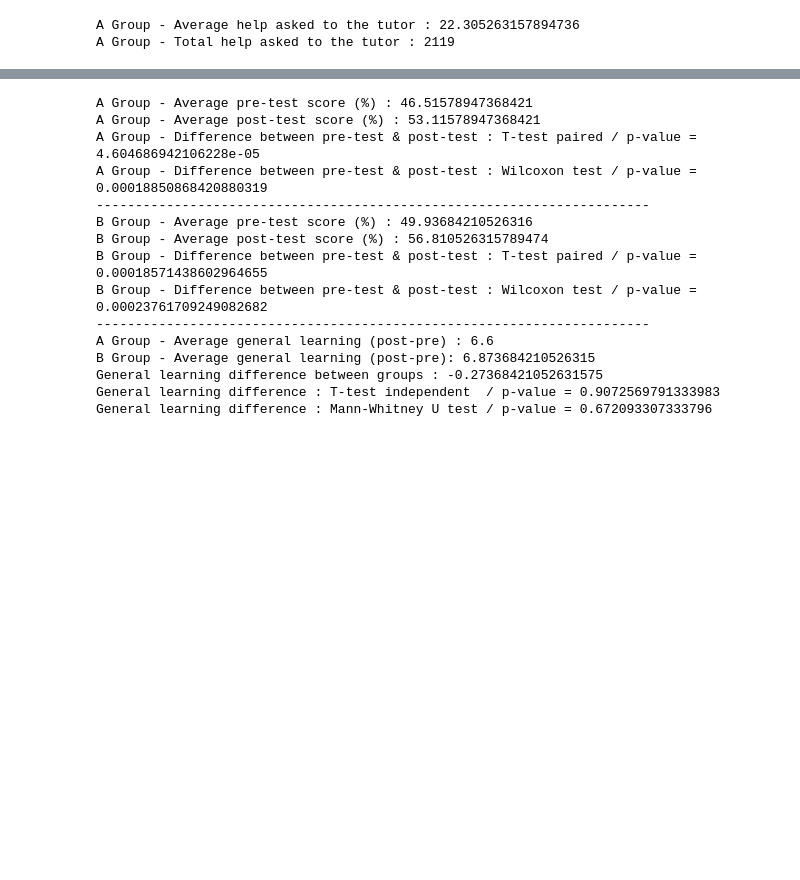
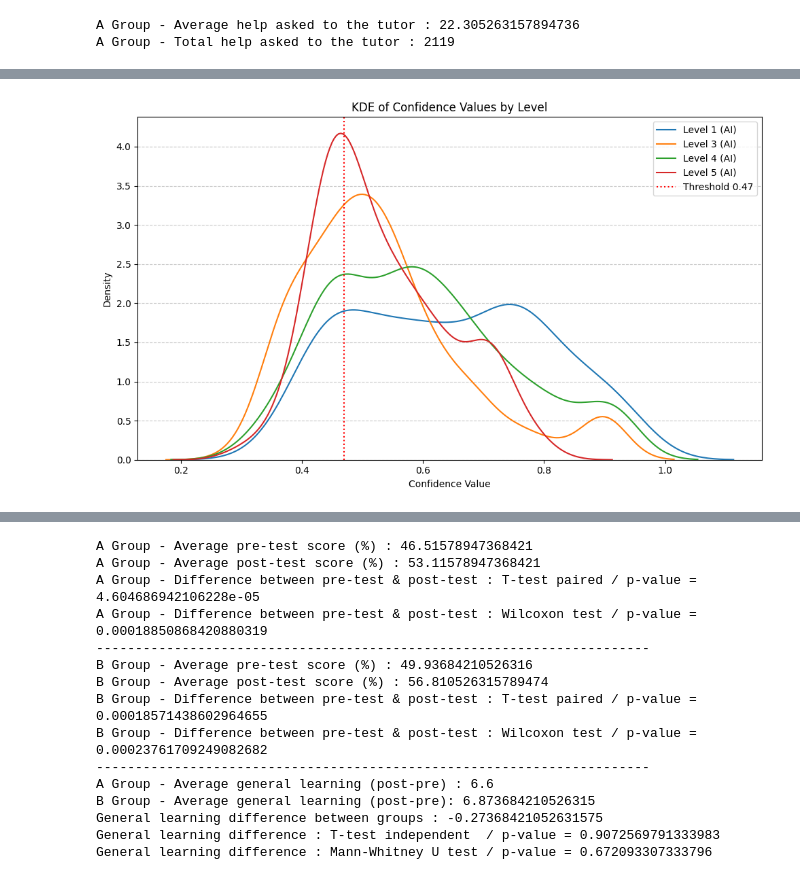
Before and after one commit to Matthieu-BRANTHOME/Pyrates_IA_V3, a Jupyter notebook: pyrates_IA_V3_analysis.ipynb, the cells around one changed output, grey strips where cells are left out. Drawn from its saved outputs; the diff is of its cells as text; code cells hidden in the pictures; blank space fills up the shorter version.

```diff
--- a/pyrates_IA_V3_analysis.ipynb
+++ b/pyrates_IA_V3_analysis.ipynb
@@ -1008,0 +1036,84 @@ A group - Total received help :2120
+# %%
+# Set up the plot
+plt.figure(figsize=(10, 6))
+
+# Plot KDE for each level
+for level in LEVELS_WITH_ML_MODEL:
+    level_data = help_received_data_model[help_received_data_model[LEVEL_DATA_KEY] == level]
+    sns.kdeplot(
+        level_data[HELP_PREDICTION_CONFIDENCE_DATA_KEY].dropna(),
+        label=LEVEL_LABELS[level],
+        fill=False
+    )
+
+# Add a vertical dotted red line at threshold value 0.47
+plt.axvline(x=0.47, color='red', linestyle=':', label='Threshold 0.47')
+
+# Formatting the plot
+plt.title("KDE of Confidence Values by Level")
+plt.xlabel("Confidence Value")
+plt.ylabel("Density")
+plt.legend()
+plt.grid(axis='y', linestyle='--', alpha=0.7)
+plt.tight_layout()
+
+# Show the plot
+plt.show()
+
+print("-----------------------------------------------------------------------")
+
+# Filter on "Cannot help" (_object_id = ASK_TEACHER_HELP)
+help_received_data_model_ask_teacher = help_received_data_model[help_received_data_model[OBJECT_ID_DATA_KEY]==ASK_TEACHER_HELP]
+total_help_received_data_model_ask_teacher = help_received_data_model_ask_teacher.shape[0]
+
+# Filter on low confidence (_help_prediction_confidence <= 0,47)
+help_received_data_model_ask_teacher_low_confidence =  help_received_data_model_ask_teacher[help_received_data_model_ask_teacher[HELP_PREDICTION_CONFIDENCE_DATA_KEY]<=0.47]
+total_help_received_data_model_ask_teacher_low_confidence = help_received_data_model_ask_teacher_low_confidence.shape[0]
+
+# Filter on time issue (_help_prediction_confidence > 0,47 and _help_predicted_value=complete solution (4))
+help_received_data_model_ask_teacher_time_issue =  help_received_data_model_ask_teacher[(help_received_data_model_ask_teacher[HELP_PREDICTION_CONFIDENCE_DATA_KEY]>0.47) & (help_received_data_model_ask_teacher[HELP_PREDICTED_VALUE_DATA_KEY]==4)]
+total_help_received_data_model_ask_teacher_time_issue = help_received_data_model_ask_teacher_time_issue.shape[0]
+
+# Filter on technical problem (_help_prediction_confidence is not set)
+help_received_data_model_ask_teacher_technical_pb =  help_received_data_model_ask_teacher[help_received_data_model_ask_teacher[HELP_PREDICTION_CONFIDENCE_DATA_KEY].isna()]
+total_help_received_data_model_ask_teacher_technical_pb = help_received_data_model_ask_teacher_technical_pb.shape[0]
+
+# Create a Series with the results
+help_received_data_model_ask_teacher_reason = pd.Series({
+    "Low Confidence": total_help_received_data_model_ask_teacher_low_confidence,
+    "Time Issue": total_help_received_data_model_ask_teacher_time_issue,
+    "Technical Problem": total_help_received_data_model_ask_teacher_technical_pb,
+})
+
+help_received_data_model_ask_teacher_reason = help_received_data_model_ask_teacher_reason/total_help_received_data_model_ask_teacher*100
+
+print("A group - Cannot help by reason (%)")
+print(help_received_data_model_ask_teacher_reason)
+
+# Plot a bar chart with percentages
+plt.figure(figsize=(6, 6))
+plt.bar(help_received_data_model_ask_teacher_reason.index, help_received_data_model_ask_teacher_reason.values)
+
+# Update x-axis labels using the labels in HELP_LABELS dictionary
+plt.xticks(
+    #ticks=range(len(LEVEL_LABELS)),
+    #labels=[LEVEL_LABELS[key] for key in LEVEL_LABELS],
+    rotation=45
+)
+
+# Add titles and labels
+plt.title("Distribution of Cannot Help by Reason (in %)", fontsize=16)
+plt.xlabel("Reason", fontsize=14)
+plt.ylabel("Percentage (%)", fontsize=14)
+plt.ylim(0, 80)  # Limit y-axis to 40%
+plt.grid(axis='y', linestyle='--', alpha=0.7)
+
+# Add percentage labels on top of the bars
+for index, value in enumerate(help_received_data_model_ask_teacher_reason.values):
+    plt.text(index, value + 1, f"{value:.1f}%", ha='center', fontsize=12)
+
+# Display the plot
+plt.tight_layout()
+plt.show()
+# %% [output]
+[figure, added]
```
Also changed, not shown: parts of 15 cells of this notebook, 10 other files.
